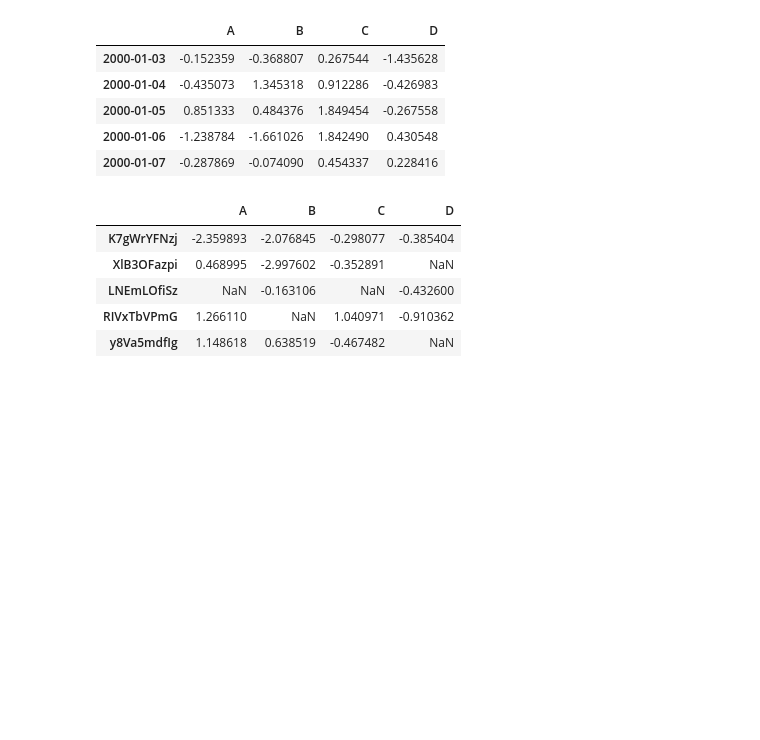
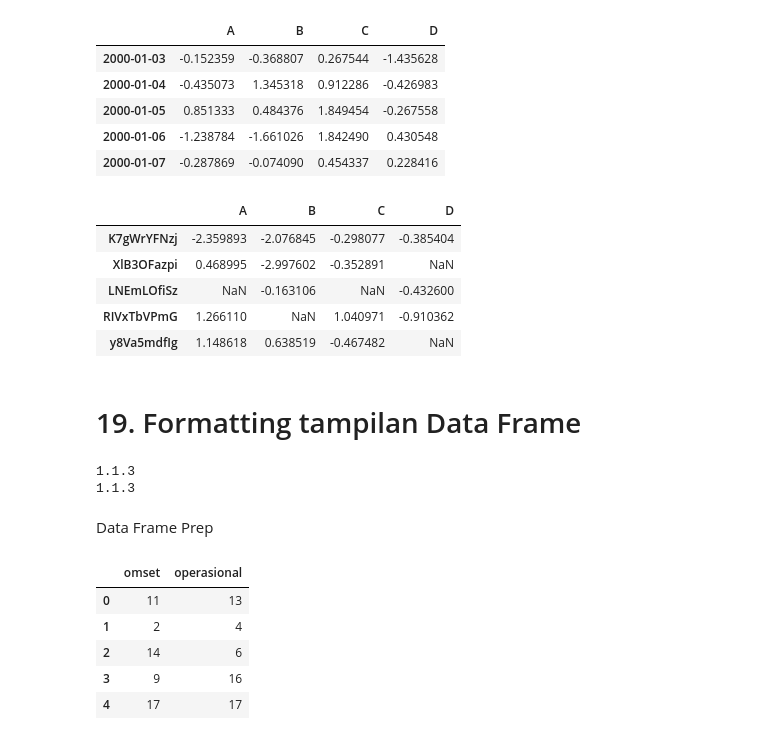
Before and after one commit to MarkvinsonAvatara/Pandas_learn, a Jupyter notebook: PythonPandasLearnWeek5.ipynb, the cells around one changed output. Saved outputs shown, nothing was run; the diff lists cells and outputs as text; code cells hidden in the pictures; blank space fills up the shorter version.

```diff
--- a/PythonPandasLearnWeek5.ipynb
+++ b/PythonPandasLearnWeek5.ipynb
@@ -164,3 +164,35 @@ pd.util.testing.makeMissingDataframe().head()
 | LNEmLOfiSz | NaN | -0.163106 | NaN | -0.432600 |
 | RIVxTbVPmG | 1.266110 | NaN | 1.040971 | -0.910362 |
 | y8Va5mdfIg | 1.148618 | 0.638519 | -0.467482 | NaN |
+# %% [markdown]
+# 19. Formatting tampilan Data Frame
+# %%
+#import modules
+import pandas as pd
+import numpy as np
+
+#check Version
+print(pd.__version__)
+print(pd.__version__)
+# %% [output]
+1.1.3
+1.1.3
+# %% [markdown]
+Data Frame Prep
+# %%
+n_rows=5
+n_cols=2
+cols=['omset','operasional']
+
+df=pd.DataFrame(np.random.randint(1,20,size=(n_rows, n_cols)),
+               columns=cols)
+
+
+df
+# %% [output]
+|  | omset | operasional |
+| 0 | 11 | 13 |
+| 1 | 2 | 4 |
+| 2 | 14 | 6 |
+| 3 | 9 | 16 |
+| 4 | 17 | 17 |
```
Also changed, not shown: parts of 16 cells of this notebook.
